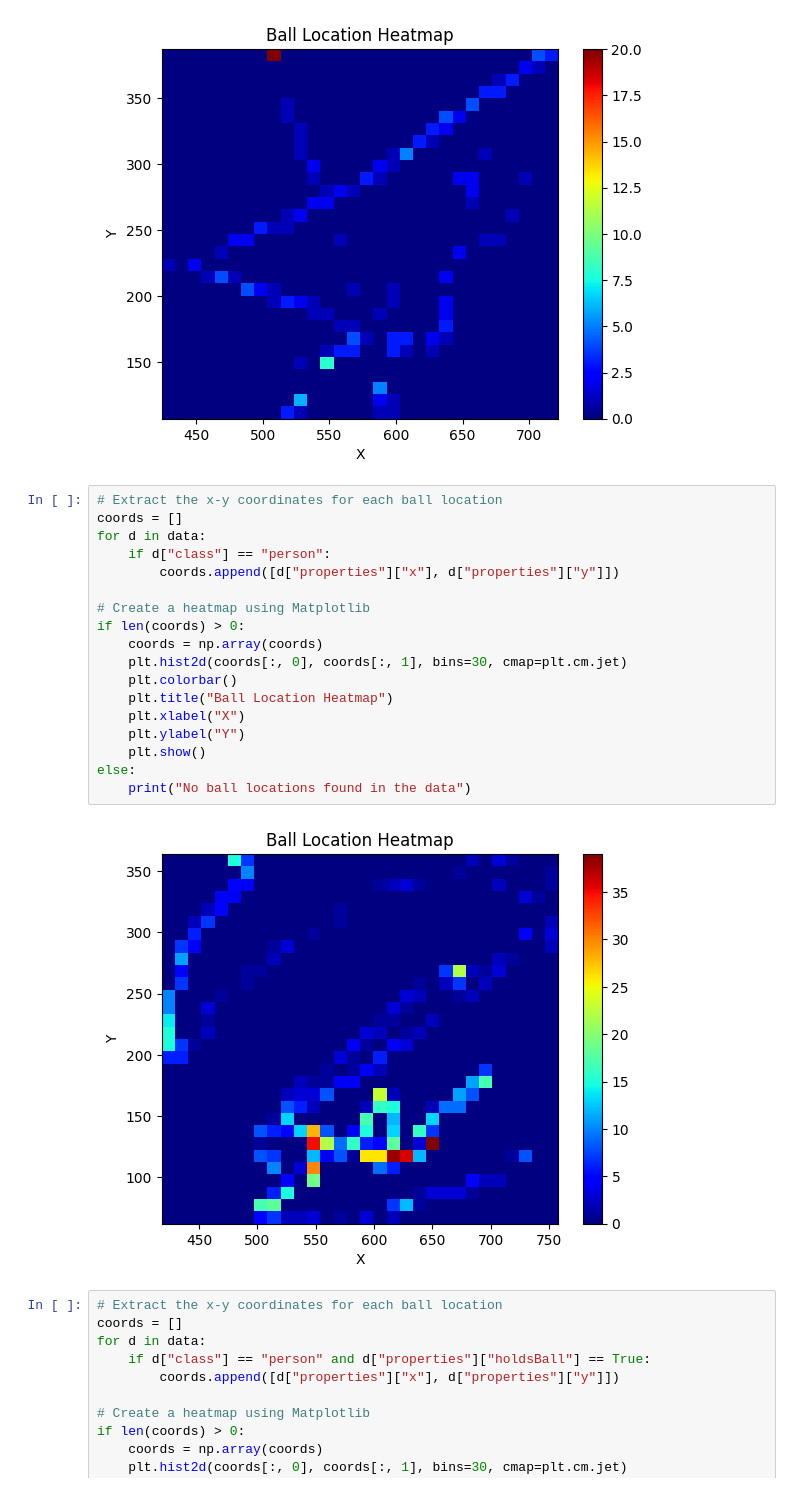
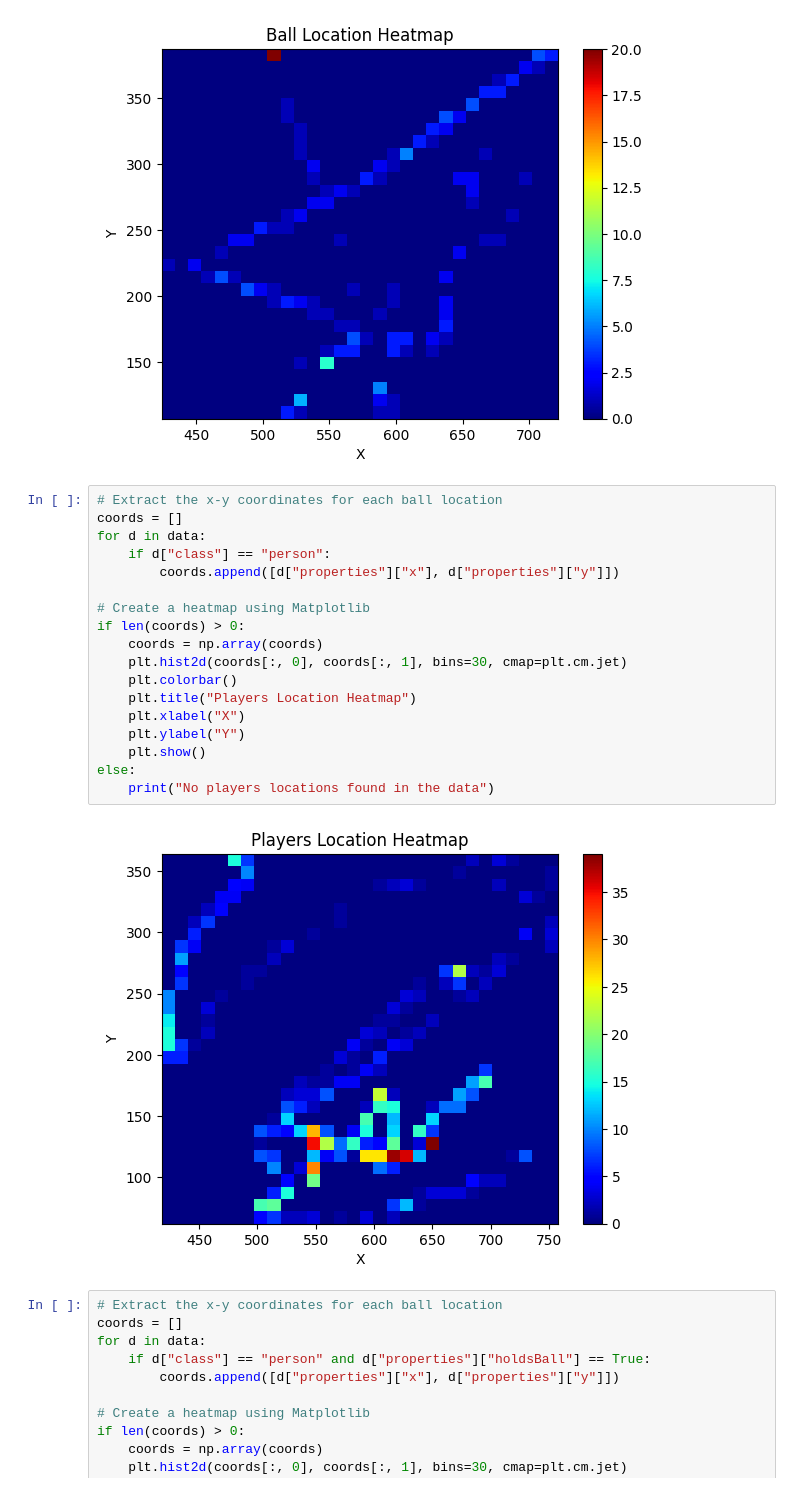
Before and after one commit to yuvalBerghaus/Data_Analysis, a Jupyter notebook: sense_eye_analysis.ipynb, the cells around one changed output. Drawn from its saved outputs; the diff is of its cells as text.

```diff
--- a/sense_eye_analysis.ipynb
+++ b/sense_eye_analysis.ipynb
@@ -32,23 +32,23 @@ else:
 # %%
 # Extract the x-y coordinates for each ball location
 coords = []
 for d in data:
     if d["class"] == "person":
         coords.append([d["properties"]["x"], d["properties"]["y"]])
 
 # Create a heatmap using Matplotlib
 if len(coords) > 0:
     coords = np.array(coords)
     plt.hist2d(coords[:, 0], coords[:, 1], bins=30, cmap=plt.cm.jet)
     plt.colorbar()
-    plt.title("Ball Location Heatmap")
+    plt.title("Players Location Heatmap")
     plt.xlabel("X")
     plt.ylabel("Y")
     plt.show()
 else:
-    print("No ball locations found in the data")
+    print("No players locations found in the data")
 # %% [output]
-[figure, old version]
+[figure, new version]
 # %%
 # Extract the x-y coordinates for each ball location
 coords = []
```
